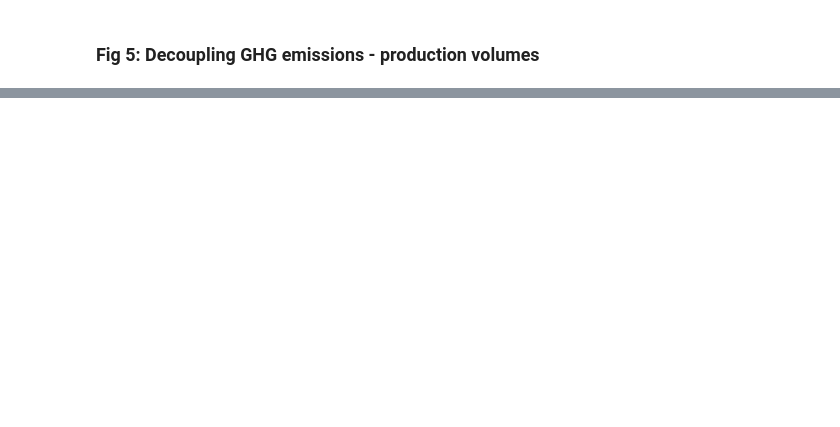
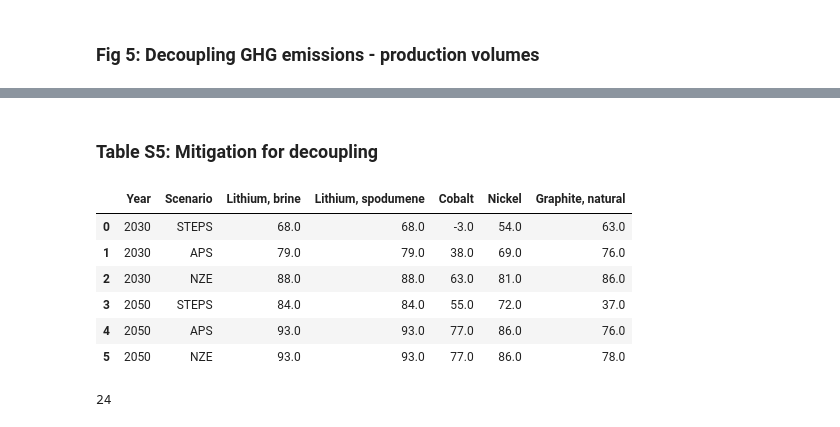
Before and after one commit to robyistrate/decarbonization_LIB_raw_materials, a Jupyter notebook: analysis/03_visualization.ipynb, the cells around one changed output, grey strips where cells are left out. Saved outputs shown, nothing was run; the diff lists cells and outputs as text; code cells hidden in the pictures; blank space fills up the shorter version.

```diff
--- a/analysis/03_visualization.ipynb
+++ b/analysis/03_visualization.ipynb
@@ -746,0 +784,24 @@ plt.savefig(Path(str(r"..\reports") + '/fig5_decoupling.jpg'), dpi=600, bbox_inc
+# %% [markdown]
+### Table S5: Mitigation for decoupling
+# %%
+mitigation_for_decoupling_df = []
+
+# Iterate over the dictionary to extract data
+for year, scenarios in pd.DataFrame(mitigation_for_decoupling).items():
+    for scenario, metals in scenarios.items():
+        row = {'Year': year, 'Scenario': scenario}
+        row.update(metals)
+        mitigation_for_decoupling_df.append(row)
+
+# Create DataFrame
+mitigation_for_decoupling_df = pd.DataFrame(mitigation_for_decoupling_df)
+# %%
+mitigation_for_decoupling_df.round()
+# %% [output]
+|  | Year | Scenario | Lithium, brine | Lithium, spodumene | Cobalt | Nickel | Graphite, natural |
+| 0 | 2030 | STEPS | 68.0 | 68.0 | -3.0 | 54.0 | 63.0 |
+| 1 | 2030 | APS | 79.0 | 79.0 | 38.0 | 69.0 | 76.0 |
+| 2 | 2030 | NZE | 88.0 | 88.0 | 63.0 | 81.0 | 86.0 |
+| 3 | 2050 | STEPS | 84.0 | 84.0 | 55.0 | 72.0 | 37.0 |
+| 4 | 2050 | APS | 93.0 | 93.0 | 77.0 | 86.0 | 76.0 |
+| 5 | 2050 | NZE | 93.0 | 93.0 | 77.0 | 86.0 | 78.0 |
@@ -746,0 +810,4 @@ plt.savefig(Path(str(r"..\reports") + '/fig5_decoupling.jpg'), dpi=600, bbox_inc
+# %%
+mitigation_for_decoupling_df
+# %% [output]
+24
```
Also changed, not shown: parts of 17 cells of this notebook, 2 other files.
